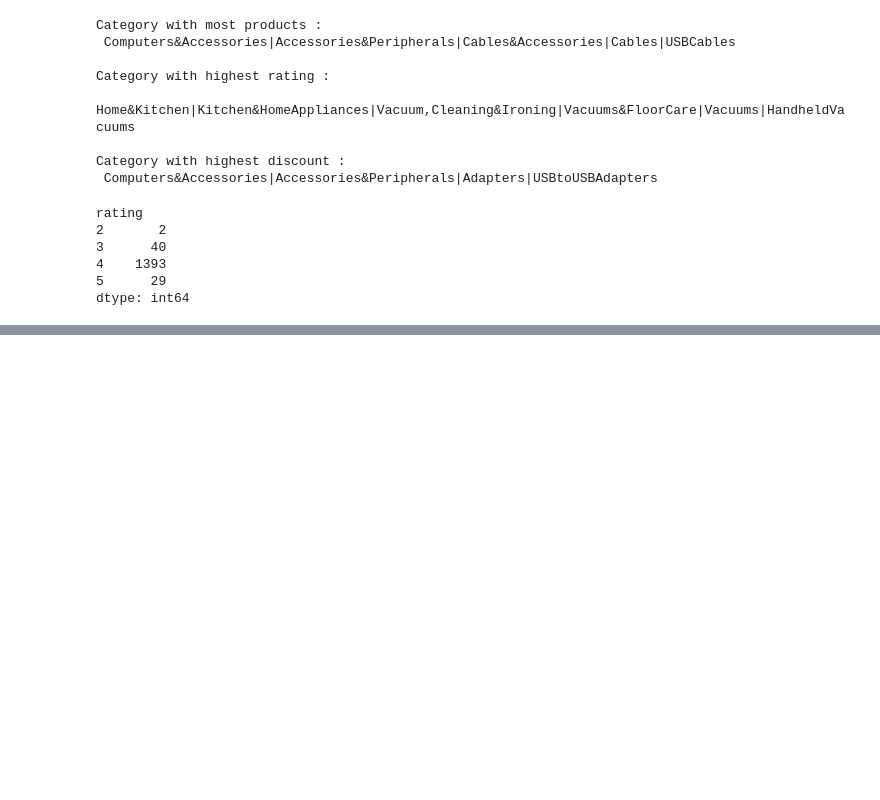
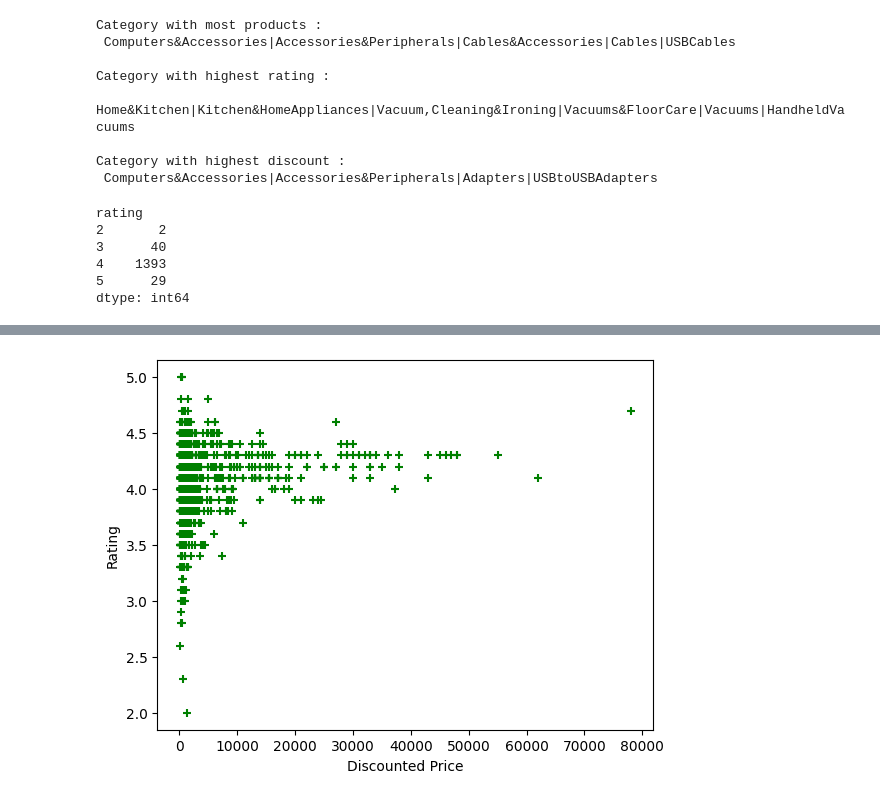
Before and after one commit to krishnasouravvemuri/amazon-sales, a Jupyter notebook: amazon.ipynb, the cells around one changed output, grey strips where cells are left out. Cells and saved outputs as stored; diff of their text form; code cells hidden in the pictures; blank space fills up the shorter version.

```diff
--- a/amazon.ipynb
+++ b/amazon.ipynb
@@ -161,0 +172,10 @@ dtype: int64
+# %%
+data["discounted_price"] = data["discounted_price"].str.replace("[₹,]", "", regex=True)
+dis_pr = pd.to_numeric(data["discounted_price"], errors='coerce')
+
+plt.xlabel("Discounted Price")
+plt.ylabel("Rating")
+plt.scatter(dis_pr, rating, label = "Scatter plot of ratings v/s discount", marker="+", color = "green")
+plt.show()
+# %% [output]
+[figure, added]
```
Also changed, not shown: parts of 4 cells of this notebook, 1 other file.
